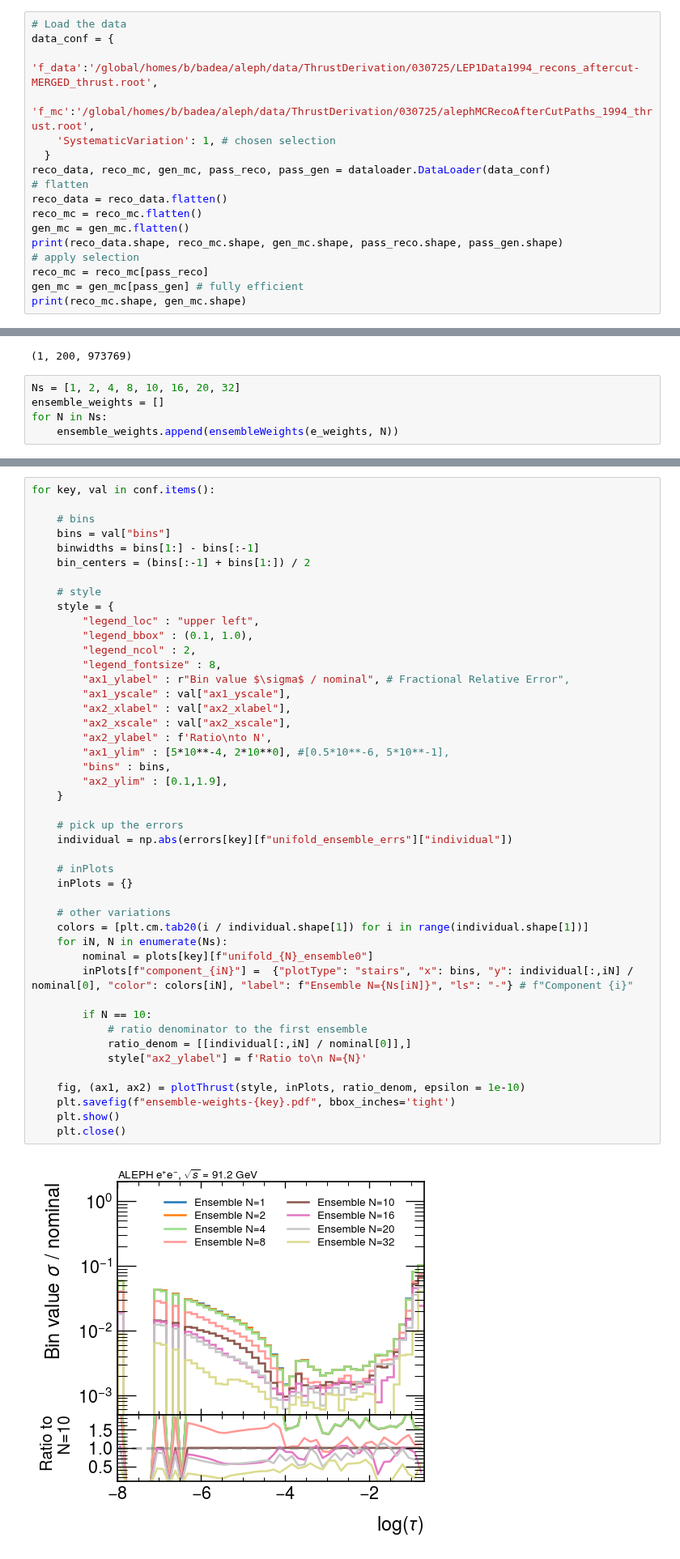
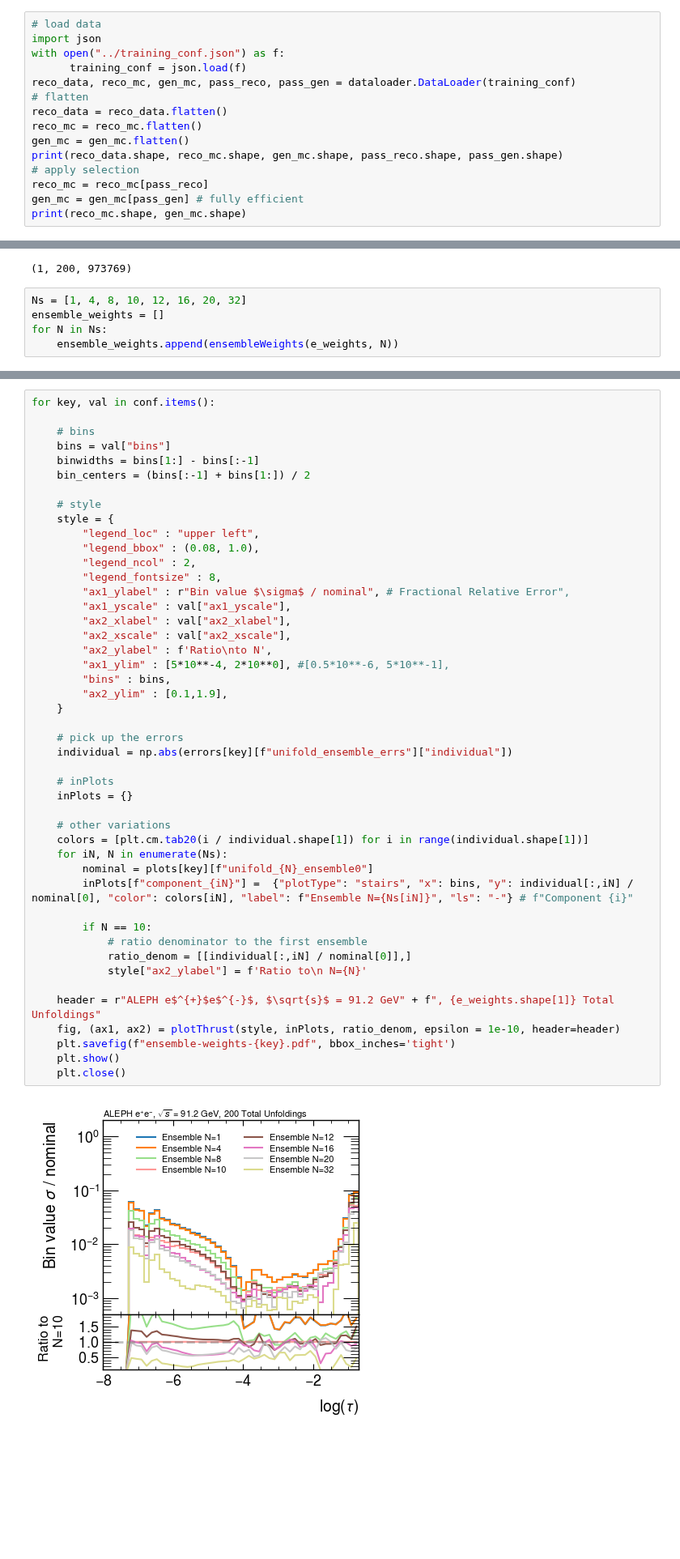
Before and after one commit to badeaa3/unfold-ee-logtau, a Jupyter notebook: Plotting/CheckEnsembling.ipynb, the cells around one changed output, grey strips where cells are left out. Shown at 81% size. Drawn from its saved outputs; the diff is of its cells as text; blank space fills up the shorter version.

```diff
--- a/Plotting/CheckEnsembling.ipynb
+++ b/Plotting/CheckEnsembling.ipynb
@@ -40,13 +43,11 @@ THRUST,THRUST LOW,THRUST HIGH,(1/SIG)*D(SIG)/DTHRUST,stat +,stat -,sys_1 +,sys_1
  -2.16840434e-19 -2.16840434e-19 -1.08420217e-19  0.00000000e+00
  -1.08420217e-19 -5.42101086e-20]
 # %%
-# Load the data
-data_conf = {
-    'f_data':'/global/homes/b/badea/aleph/data/ThrustDerivation/030725/LEP1Data1994_recons_aftercut-MERGED_thrust.root',
-    'f_mc':'/global/homes/b/badea/aleph/data/ThrustDerivation/030725/alephMCRecoAfterCutPaths_1994_thrust.root',
-    'SystematicVariation': 1, # chosen selection
-  }
-reco_data, reco_mc, gen_mc, pass_reco, pass_gen = dataloader.DataLoader(data_conf)
+# load data
+import json
+with open("../training_conf.json") as f:
+      training_conf = json.load(f)
+reco_data, reco_mc, gen_mc, pass_reco, pass_gen = dataloader.DataLoader(training_conf)
 # flatten
 reco_data = reco_data.flatten()
 reco_mc = reco_mc.flatten()
@@ -89,7 +92,7 @@ print(e_weights.shape)
 # %% [output]
 (1, 200, 973769)
 # %%
-Ns = [1, 2, 4, 8, 10, 16, 20, 32]
+Ns = [1, 4, 8, 10, 12, 16, 20, 32]
 ensemble_weights = []
 for N in Ns:
     ensemble_weights.append(ensembleWeights(e_weights, N))
@@ -133,39 +136,40 @@ for key, val in conf.items():
     # style
     style = {
         "legend_loc" : "upper left",
-        "legend_bbox" : (0.1, 1.0),
+        "legend_bbox" : (0.08, 1.0),
         "legend_ncol" : 2,
         "legend_fontsize" : 8,
         "ax1_ylabel" : r"Bin value $\sigma$ / nominal", # Fractional Relative Error",
         "ax1_yscale" : val["ax1_yscale"],
         "ax2_xlabel" : val["ax2_xlabel"],
         "ax2_xscale" : val["ax2_xscale"],
         "ax2_ylabel" : f'Ratio\nto N',
         "ax1_ylim" : [5*10**-4, 2*10**0], #[0.5*10**-6, 5*10**-1],
         "bins" : bins,
         "ax2_ylim" : [0.1,1.9],
     }
 
     # pick up the errors
     individual = np.abs(errors[key][f"unifold_ensemble_errs"]["individual"])
 
     # inPlots
     inPlots = {}
 
     # other variations
     colors = [plt.cm.tab20(i / individual.shape[1]) for i in range(individual.shape[1])]
     for iN, N in enumerate(Ns):
         nominal = plots[key][f"unifold_{N}_ensemble0"]
         inPlots[f"component_{iN}"] =  {"plotType": "stairs", "x": bins, "y": individual[:,iN] / nominal[0], "color": colors[iN], "label": f"Ensemble N={Ns[iN]}", "ls": "-"} # f"Component {i}"
 
         if N == 10:
             # ratio denominator to the first ensemble
             ratio_denom = [[individual[:,iN] / nominal[0]],]
             style["ax2_ylabel"] = f'Ratio to\n N={N}'
 
-    fig, (ax1, ax2) = plotThrust(style, inPlots, ratio_denom, epsilon = 1e-10)
+    header = r"ALEPH e$^{+}$e$^{-}$, $\sqrt{s}$ = 91.2 GeV" + f", {e_weights.shape[1]} Total Unfoldings"
+    fig, (ax1, ax2) = plotThrust(style, inPlots, ratio_denom, epsilon = 1e-10, header=header)
     plt.savefig(f"ensemble-weights-{key}.pdf", bbox_inches='tight')
     plt.show()
     plt.close()
 # %% [output]
-[figure, old version]
+[figure, new version]
```
Also changed, not shown: parts of 2 cells of this notebook, 4 other files.
